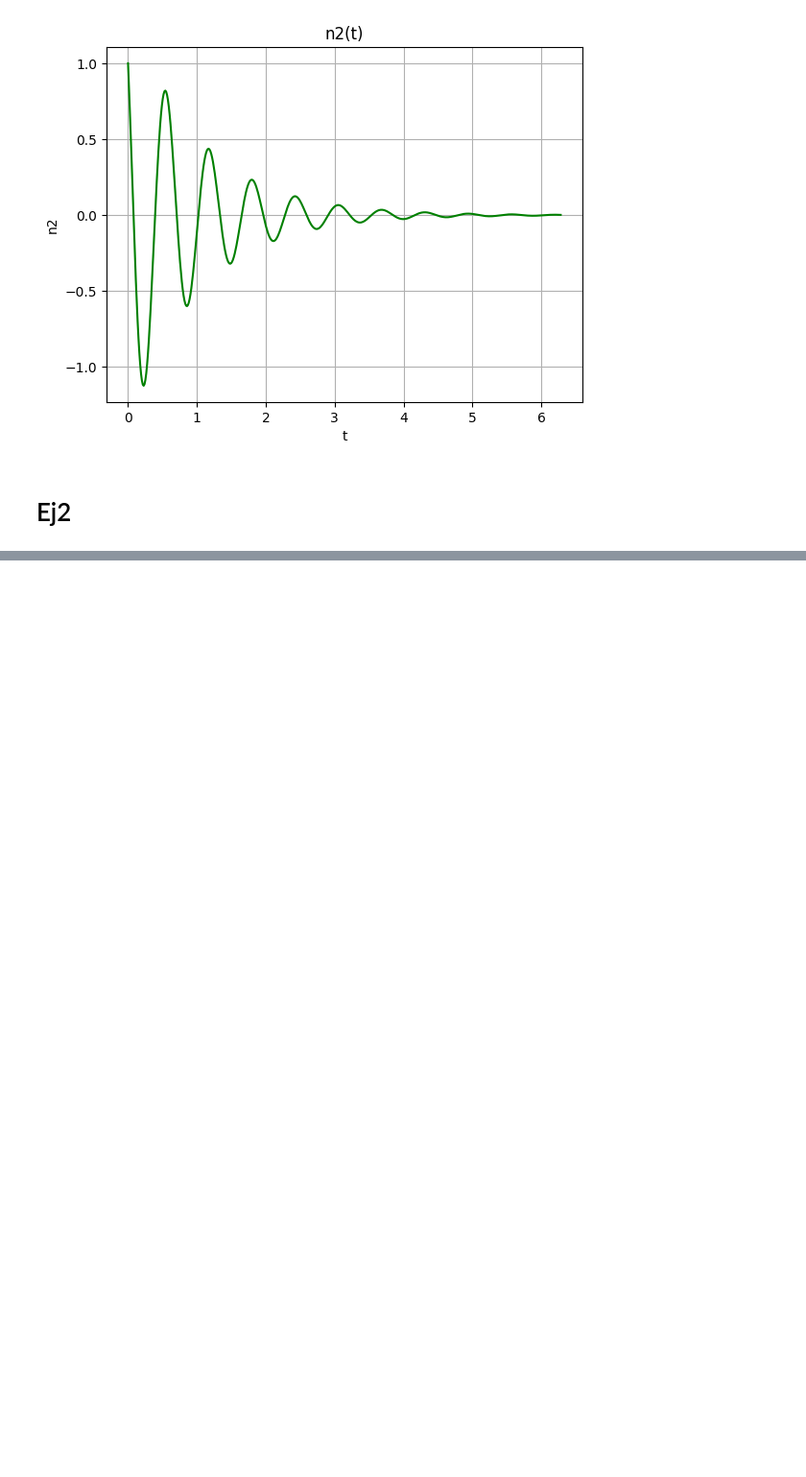
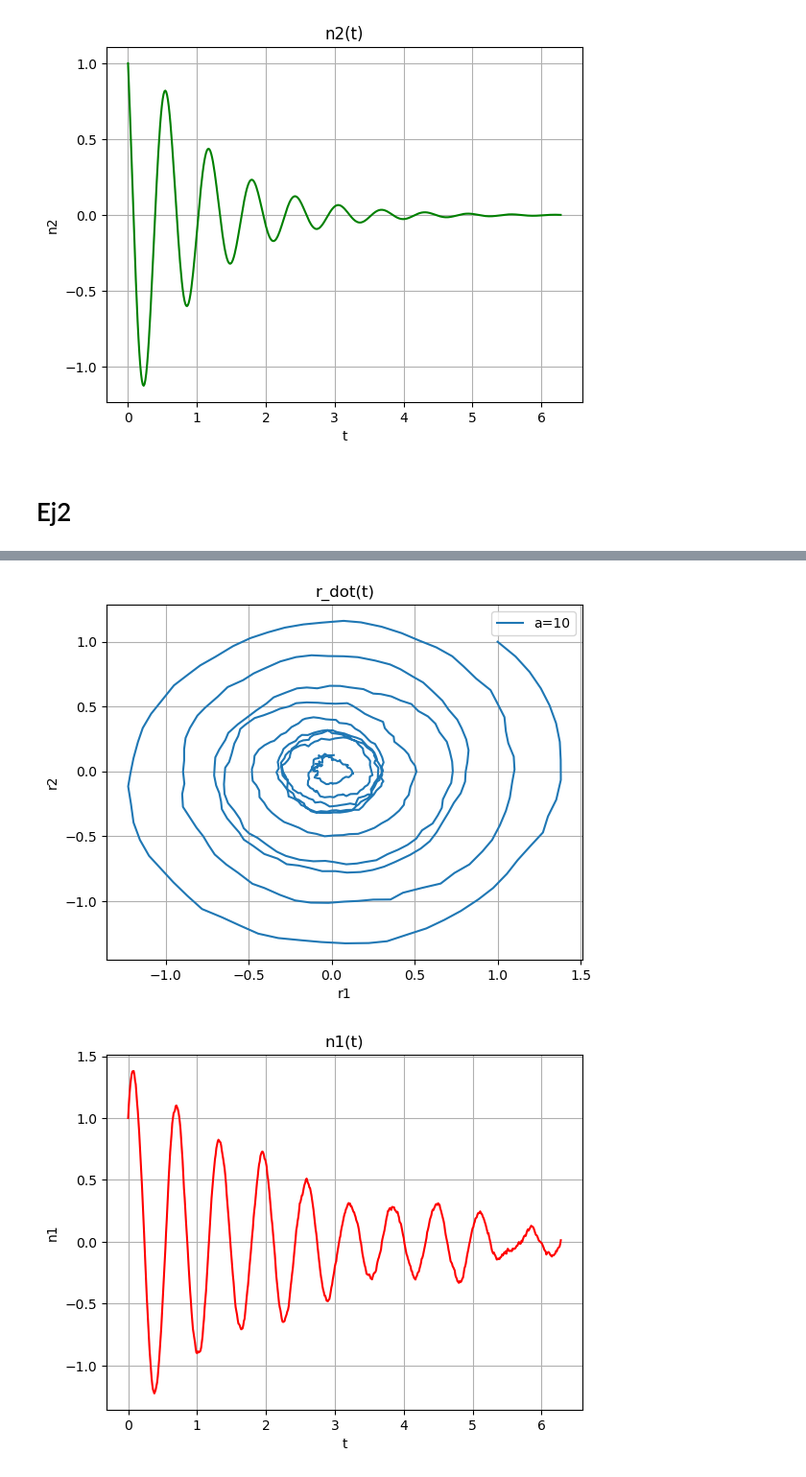
Before and after one commit to ImNotGone/NC_TP3, a Jupyter notebook: tp3.ipynb, the cells around one changed output, grey strips where cells are left out. Shown at 96% size. Cells and saved outputs as stored; diff of their text form; code cells hidden in the pictures; blank space fills up the shorter version.

```diff
--- a/tp3.ipynb
+++ b/tp3.ipynb
@@ -95,0 +99,58 @@ $r_{t+1} = \left(W \triangle t + I \left(1 - \triangle t\right)\right) r_t + h_t
+# %%
+dt = 0.01
+t_values = np.arange(0, 2*np.pi, dt)
+# t_values x 2 x 1
+h = np.random.normal(scale=0.01, size=(t_values.size, 2, 1))
+a = 10
+# 1 x 2 x 1
+r = np.array([[[1], [1]]])
+# 2 x 2
+w = np.array([[0, a], [-a, 0]])
+# 2 x 2
+i = np.identity(2)
+
+for index in range(t_values.size):
+    # esto me devuelve 2 x 1
+    next_r = ((i*(1-dt) + dt*w) @ r[index])
+    # le agrego el ruido
+    next_r = next_r + h[index]
+    # para poder concatenarlo necesito 1 x 2 x 1 -> hago reshape
+    next_r = np.reshape(next_r, (1, 2, 1))
+    r = np.concatenate((r, next_r), axis=0)
+
+# aca me sobra 1 elemento (pq tengo el r_0 + t_values elementos, elimino el ultimo)
+n1 = np.resize(r[:, 0], t_values.size)
+n2 = np.resize(r[:, 1], t_values.size)
+
+plt.plot(n1, n2, label=f'a={a}')
+plt.xlabel('r1')
+plt.ylabel('r2')
+plt.title('r_dot(t)')
+plt.legend()
+
+plt.grid(True)
+plt.show()
+
+
+# Plot de la nurona 1 contra el tiempo
+# t e [0, 2*pi], a=10, tau=1
+plt.plot(t_values, n1, c='r')
+plt.xlabel('t')
+plt.ylabel('n1')
+plt.title('n1(t)')
+
+plt.grid(True)
+plt.show()
+
+# Plot de la nurona 2 contra el tiempo
+# t e [0, 2*pi], a=10, tau=1
+plt.plot(t_values, n2, c='g')
+plt.xlabel('t')
+plt.ylabel('n2')
+plt.title('n2(t)')
+
+plt.grid(True)
+plt.show()
+# %% [output]
+[figure, added]
+[figure, added]
```
Also changed, not shown: parts of 2 cells of this notebook.
